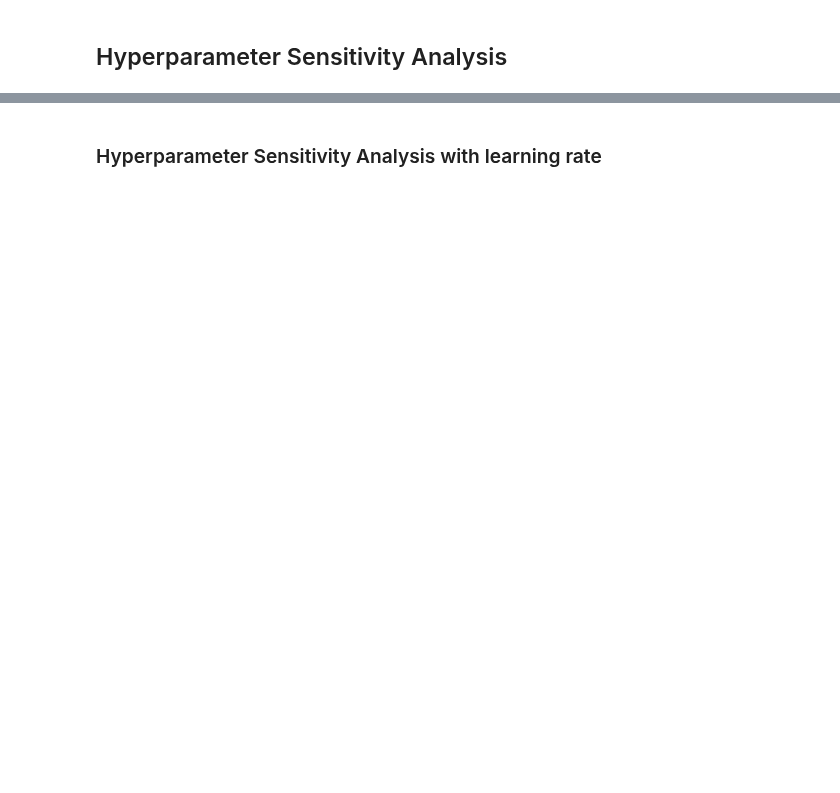
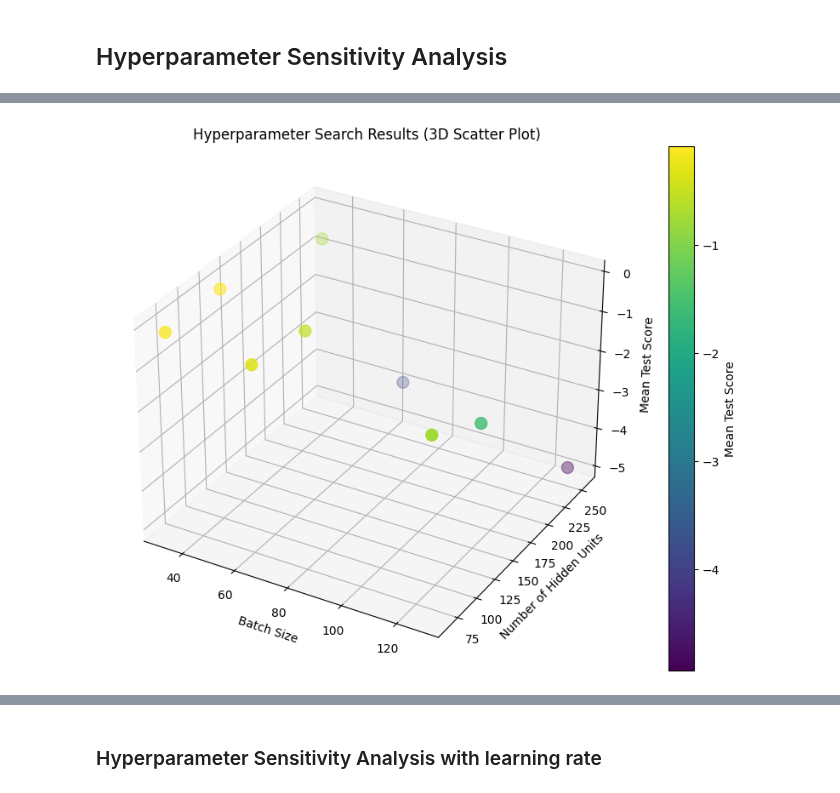
Before and after one commit to JenShumway/MADS_MilestoneII, a Jupyter notebook: modeling_supervised/modeling_feedforward_NN_regression.ipynb, the cells around one changed output, grey strips where cells are left out. Cells and saved outputs as stored; diff of their text form; code cells hidden in the pictures; blank space fills up the shorter version.

```diff
--- a/modeling_supervised/modeling_feedforward_NN_regression.ipynb
+++ b/modeling_supervised/modeling_feedforward_NN_regression.ipynb
@@ -184,17 +222,25 @@ if perform_hp_tuning:
 # %%
 if perform_hp_tuning:
-
     # Create a 3D scatter plot
     fig = plt.figure(figsize=(12, 8))
-    ax = fig.add_subplot(111, projection='3d')
+    ax = fig.add_subplot(111, projection="3d")
 
-    scatter = ax.scatter(param_batch_size, param_num_hidden_units, mean_test_score, c=mean_test_score, cmap='viridis', s=100)
-    ax.set_xlabel('Batch Size')
-    ax.set_ylabel('Number of Hidden Units')
-    ax.set_zlabel('Mean Test Score')
-    plt.colorbar(scatter, label='Mean Test Score')
+    scatter = ax.scatter(
+        param_batch_size,
+        param_num_hidden_units,
+        mean_test_score,
+        c=mean_test_score,
+        cmap="viridis",
+        s=100,
+    )
+    ax.set_xlabel("Batch Size")
+    ax.set_ylabel("Number of Hidden Units")
+    ax.set_zlabel("Mean Test Score")
+    plt.colorbar(scatter, label="Mean Test Score")
 
-    plt.title('Hyperparameter Search Results (3D Scatter Plot)')
+    plt.title("Hyperparameter Search Results (3D Scatter Plot)")
     plt.show()
+# %% [output]
+[figure, added]
 # %%
 if perform_hp_tuning:
```
Also changed, not shown: parts of 20 cells of this notebook, 2 other files.
